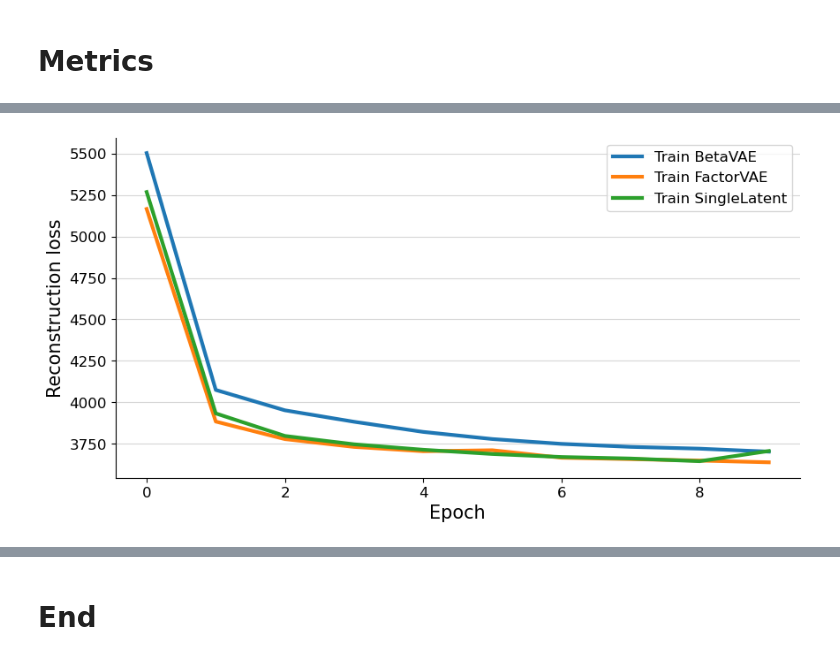
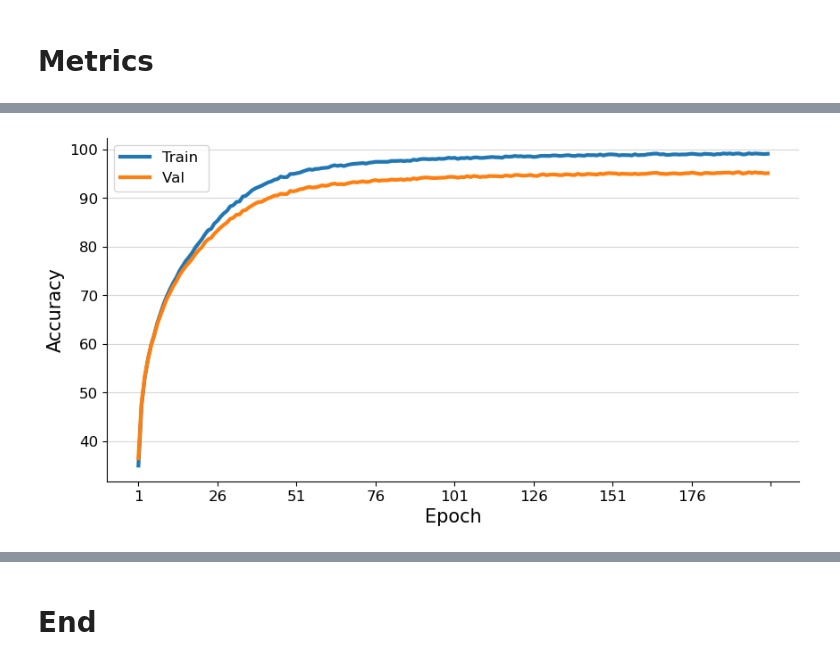
Before and after one commit to farshadsangari/ood_detection, a Jupyter notebook: EDA.ipynb, the cells around one changed output, grey strips where cells are left out. Drawn from its saved outputs; the diff is of its cells as text; code cells hidden in the pictures.

```diff
--- a/EDA.ipynb
+++ b/EDA.ipynb
@@ -84,23 +57,25 @@ plot_images(
 # %%
+from EDA import plot_metric
+
 args_plot = {"figsize":(10,5),
                "linewidth_plot":3,
                "title_fontsize":25,
                "title_padding":1,
                "xy_ticks_fontsize":12,
                "xylabel_fontsize":15,
                "legend_fontsize":12,
-               "ylim":None,
-               "xy_label" : ("Epoch","Reconstruction loss")}
+               "num_max_xticks":10,
+               "ylim":None,}
 
-list_of_report_paths = ["./reports/report_vae_epoch_10.csv","./reports/report_fvae_epoch_10.csv","./reports/report_single_latent_epoch_10.csv", ]
-list_of_cols_title = ["BetaVAE","FactorVAE","SingleLatent"]
+list_of_report_paths = ["./reports/report_MyResNet18_frog_epoch_200.csv"]*2
+list_of_cols_title = ["",""]
 
 plot_metric(list_of_cols_title = list_of_cols_title,
-            list_of_cols_name = ["rec_loss"]*3,
-            list_of_cols_mode = ["train"]*3,
+            list_of_cols_name = ["Accuracy"]*2,
+            list_of_cols_mode = ["train","val"],
             list_of_report_paths = list_of_report_paths,
-            xy_label = ("Epoch","Reconstruction loss"),
+            xy_label = ("Epoch","Accuracy"),
             args_plot = args_plot,
             compact_col="losses_avg")
 # %% [output]
-[figure, old version]
+[figure, new version]
```
Also changed, not shown: parts of 6 cells of this notebook.
